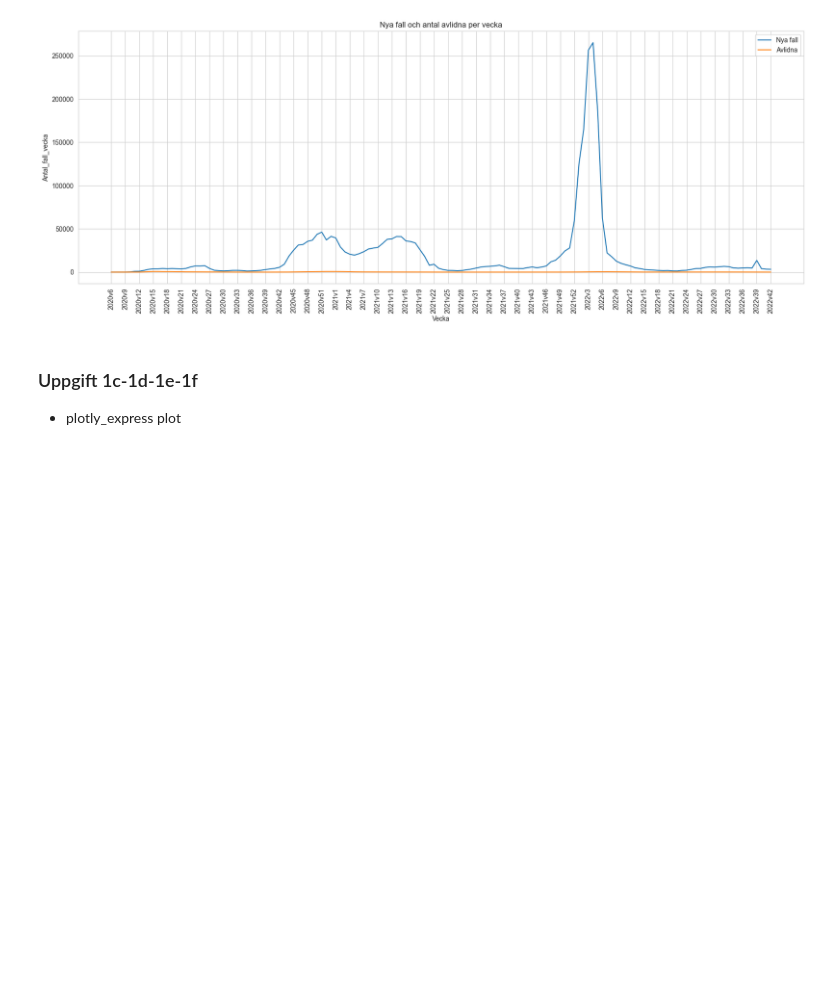
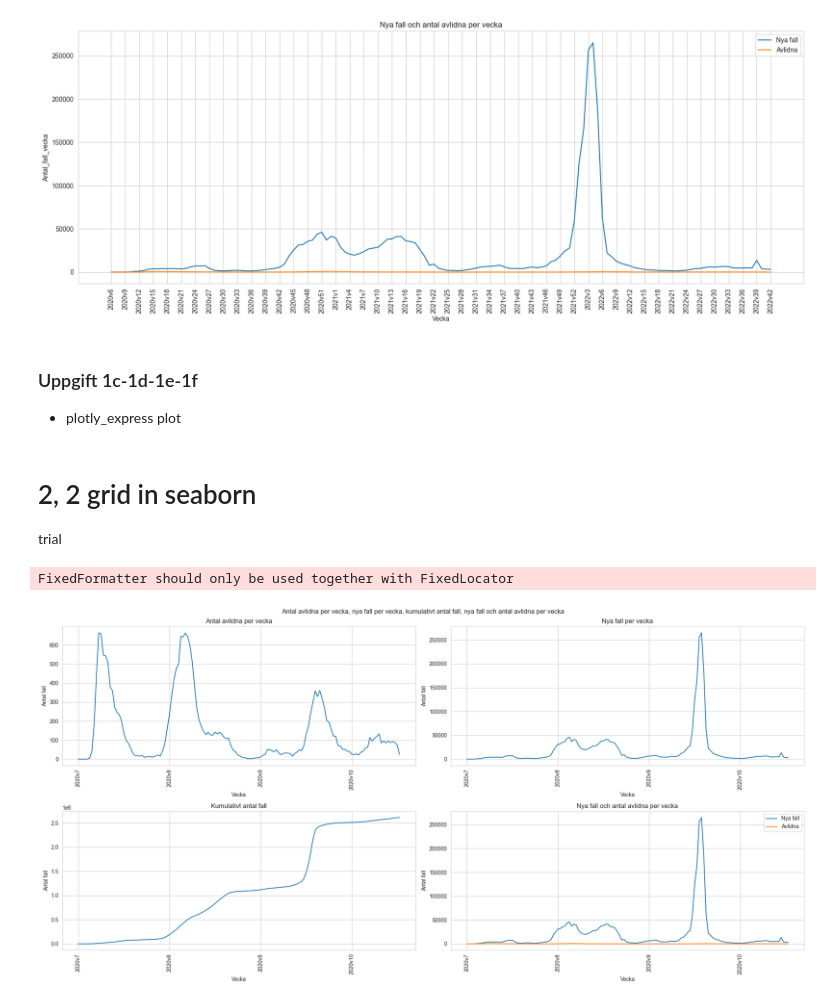
Before and after one commit to eliaselhaddad/Databehandling-Elias-El-Haddad, a Jupyter notebook: Labb_4/Uppgift_1.ipynb, the cells around one changed output. Drawn from its saved outputs; the diff is of its cells as text; code cells hidden in the pictures; blank space fills up the shorter version.

Commit message:
lab4-subplots-fixes

```diff
--- a/Labb_4/Uppgift_1.ipynb
+++ b/Labb_4/Uppgift_1.ipynb
@@ -163,3 +163,35 @@ plotly_express_lineplot(df, "Vecka", "Antal_avlidna_vecka", "Antal avlidna per v
 plotly_express_lineplot(df, "Vecka", "Antal_fall_vecka", "Nya fall per vecka")
 plotly_express_lineplot(df, "Vecka", "Kum_antal_fall", "Kumulativt antal fall")
 plotly_express_lineplot(df, "Vecka", ["Antal_fall_vecka", "Antal_avlidna_vecka"], "Nya fall och antal avlidna per vecka")
+# %% [markdown]
+# 2, 2 grid in seaborn
+trial
+# %%
+# ax = plt.axes()
+
+# weeks = [f"2020v{i}" for i in range(1,53)]
+# values = np.random.randint(50,100, 52)
+
+# sns.lineplot(x = weeks, y = values, ax = ax)
+# ax.set(title = "Fake data")
+# ax.xaxis.set_major_locator(plt.MaxNLocator(5))
+
+titles = ["Antal avlidna per vecka", "Nya fall per vecka", "Kumulativt antal fall", "Nya fall och antal avlidna per vecka"]
+
+fig, axes = plt.subplots(2, 2, figsize=(20, 10), layout="tight")
+fig.suptitle("Antal avlidna per vecka, nya fall per vecka, kumulativt antal fall, nya fall och antal avlidna per vecka")
+sns.lineplot(df, x="Vecka", y="Antal_avlidna_vecka", ax=axes[0,0]).set_title(titles[0])
+sns.lineplot(df, x="Vecka", y="Antal_fall_vecka", ax=axes[0,1]).set_title(titles[1])
+sns.lineplot(df, x="Vecka", y="Kum_antal_fall", ax=axes[1,0]).set_title(titles[2])
+sns.lineplot(df, x="Vecka", y="Antal_fall_vecka", ax=axes[1,1], label="Nya fall").set_title(titles[3])
+sns.lineplot(df, x="Vecka", y="Antal_avlidna_vecka", ax=axes[1,1], label="Avlidna")
+
+# vecka should show on the x-axis from 2020v6 to 2022v37
+
+for ax in (axes[0,0], axes[0,1], axes[1,0], axes[1,1]):
+    ax.xaxis.set_major_locator(plt.MaxNLocator(5))
+    ax.set_xticklabels(df["Vecka"], rotation=90)
+    ax.set_ylabel("Antal fall")
+# %% [output]
+FixedFormatter should only be used together with FixedLocator
+[figure, added]
```
Also changed, not shown: parts of 1 cell of this notebook, 6 other files.
